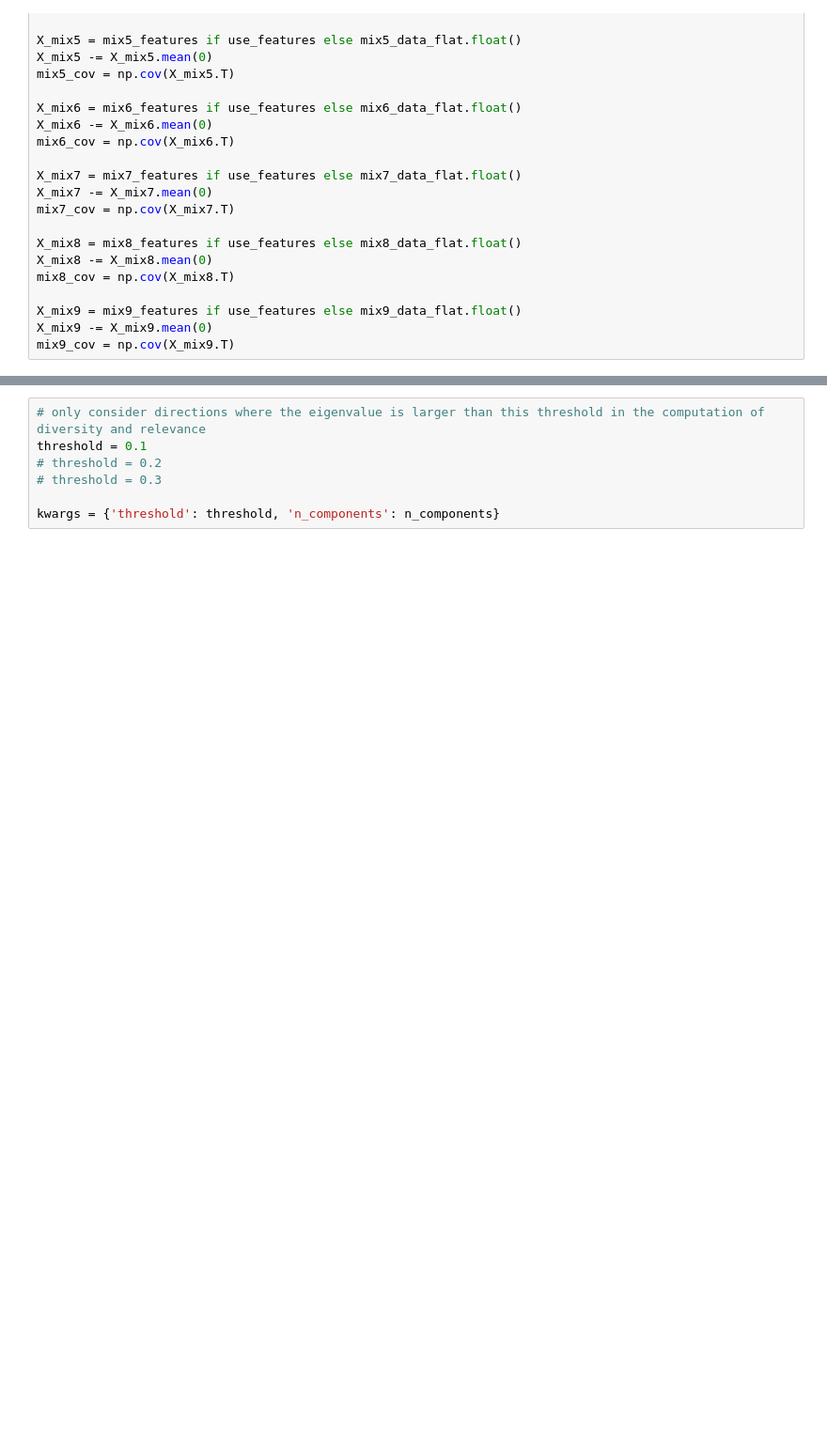
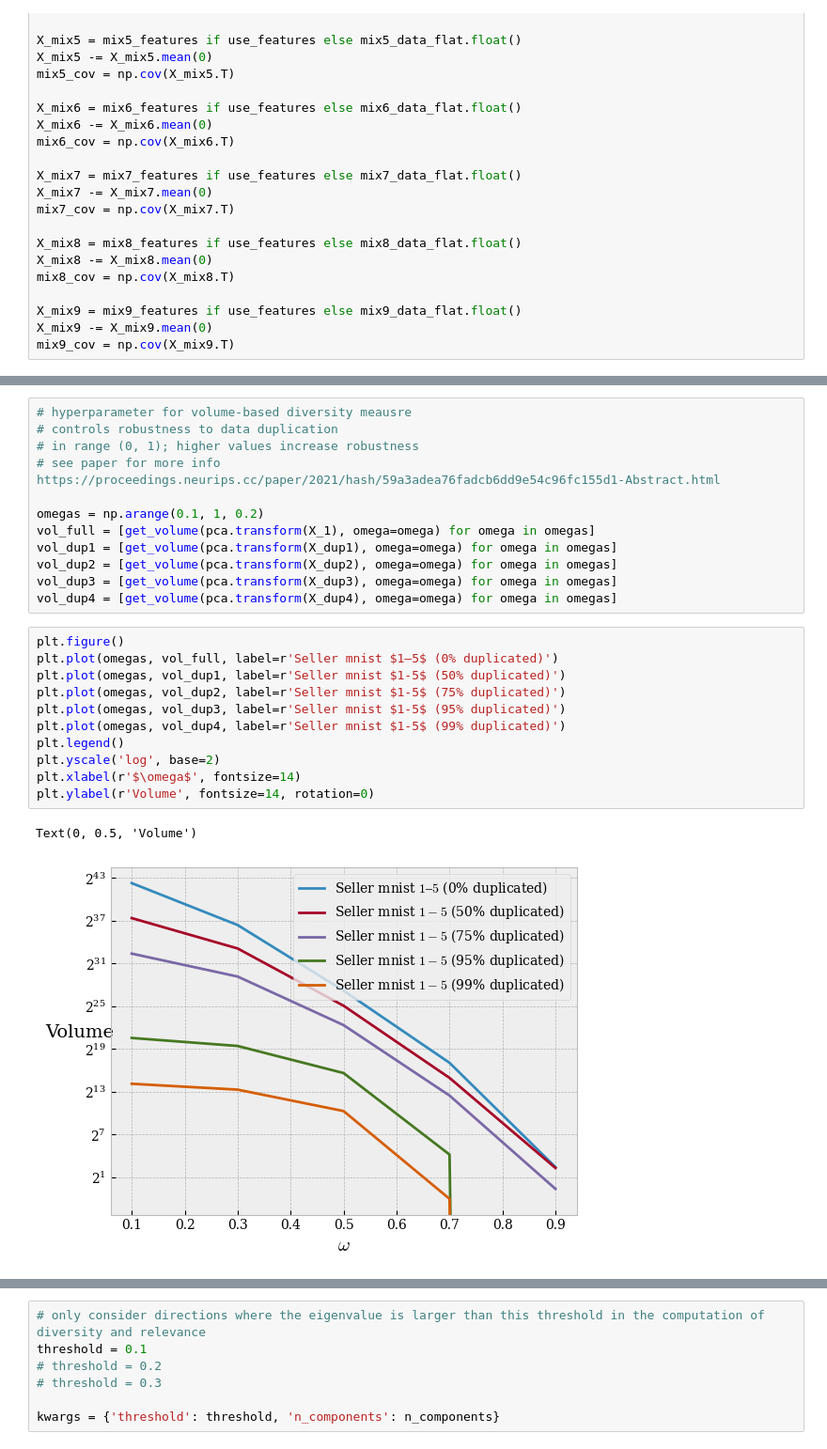
Before and after one commit to clu5/data-valuation, a Jupyter notebook: mnist-compare-diversity.ipynb, the cells around one changed output, grey strips where cells are left out. Shown at 94% size. Saved outputs shown, nothing was run; the diff lists cells and outputs as text; blank space fills up the shorter version.

```diff
--- a/mnist-compare-diversity.ipynb
+++ b/mnist-compare-diversity.ipynb
@@ -565,0 +469,26 @@ dup4_vol=1.340074e+29
+# %%
+# hyperparameter for volume-based diversity meausre
+# controls robustness to data duplication
+# in range (0, 1); higher values increase robustness
+# see paper for more info https://proceedings.neurips.cc/paper/2021/hash/59a3adea76fadcb6dd9e54c96fc155d1-Abstract.html
+
+omegas = np.arange(0.1, 1, 0.2)
+vol_full = [get_volume(pca.transform(X_1), omega=omega) for omega in omegas]
+vol_dup1 = [get_volume(pca.transform(X_dup1), omega=omega) for omega in omegas]
+vol_dup2 = [get_volume(pca.transform(X_dup2), omega=omega) for omega in omegas]
+vol_dup3 = [get_volume(pca.transform(X_dup3), omega=omega) for omega in omegas]
+vol_dup4 = [get_volume(pca.transform(X_dup4), omega=omega) for omega in omegas]
+# %%
+plt.figure()
+plt.plot(omegas, vol_full, label=r'Seller mnist $1–5$ (0% duplicated)')
+plt.plot(omegas, vol_dup1, label=r'Seller mnist $1-5$ (50% duplicated)')
+plt.plot(omegas, vol_dup2, label=r'Seller mnist $1-5$ (75% duplicated)')
+plt.plot(omegas, vol_dup3, label=r'Seller mnist $1-5$ (95% duplicated)')
+plt.plot(omegas, vol_dup4, label=r'Seller mnist $1-5$ (99% duplicated)')
+plt.legend()
+plt.yscale('log', base=2)
+plt.xlabel(r'$\omega$', fontsize=14)
+plt.ylabel(r'Volume', fontsize=14, rotation=0)
+# %% [output]
+Text(0, 0.5, 'Volume')
+[figure, added]
```
Also changed, not shown: parts of 21 cells of this notebook, 3 other files.
